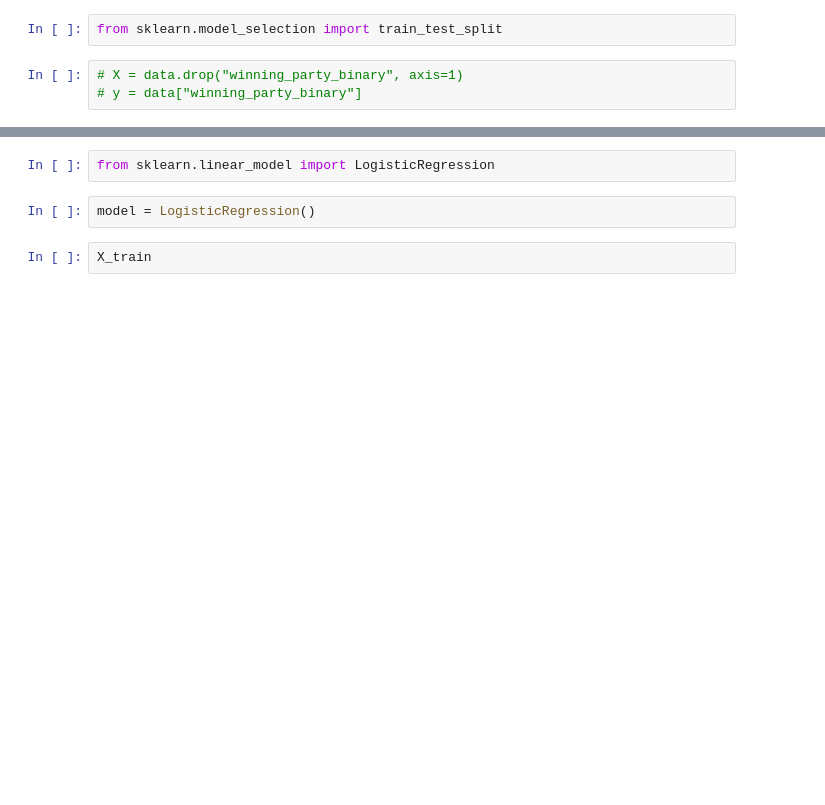
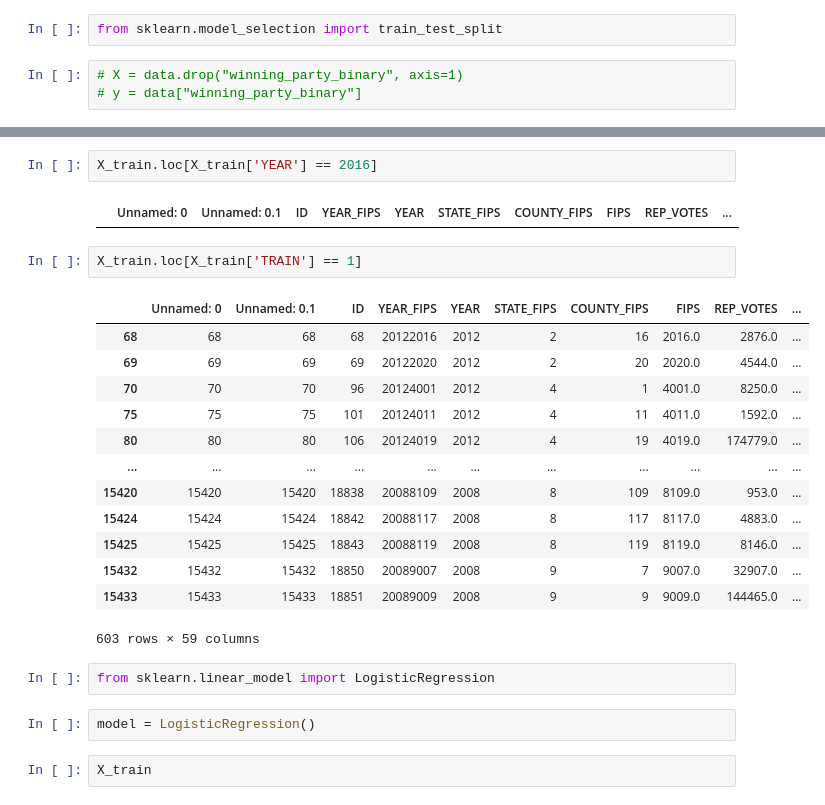
Before and after one commit to ehuang13/w210-presidential-election, a Jupyter notebook: harith/notebook/Logistic Regression POC.ipynb, the cells around one changed output, grey strips where cells are left out. Drawn from its saved outputs; the diff is of its cells as text; blank space fills up the shorter version.

```diff
--- a/harith/notebook/Logistic Regression POC.ipynb
+++ b/harith/notebook/Logistic Regression POC.ipynb
@@ -126,3 +141,23 @@ y_train: (12323,)
+# %%
+X_train.loc[X_train['YEAR'] == 2016]
+# %% [output]
+|  | Unnamed: 0 | Unnamed: 0.1 | ID | YEAR_FIPS | YEAR | STATE_FIPS | COUNTY_FIPS | FIPS | REP_VOTES | ... |
+# %%
+X_train.loc[X_train['TRAIN'] == 1]
+# %% [output]
+|  | Unnamed: 0 | Unnamed: 0.1 | ID | YEAR_FIPS | YEAR | STATE_FIPS | COUNTY_FIPS | FIPS | REP_VOTES | ... |
+| 68 | 68 | 68 | 68 | 20122016 | 2012 | 2 | 16 | 2016.0 | 2876.0 | ... |
+| 69 | 69 | 69 | 69 | 20122020 | 2012 | 2 | 20 | 2020.0 | 4544.0 | ... |
+| 70 | 70 | 70 | 96 | 20124001 | 2012 | 4 | 1 | 4001.0 | 8250.0 | ... |
+| 75 | 75 | 75 | 101 | 20124011 | 2012 | 4 | 11 | 4011.0 | 1592.0 | ... |
+| 80 | 80 | 80 | 106 | 20124019 | 2012 | 4 | 19 | 4019.0 | 174779.0 | ... |
+| ... | ... | ... | ... | ... | ... | ... | ... | ... | ... | ... |
+| 15420 | 15420 | 15420 | 18838 | 20088109 | 2008 | 8 | 109 | 8109.0 | 953.0 | ... |
+| 15424 | 15424 | 15424 | 18842 | 20088117 | 2008 | 8 | 117 | 8117.0 | 4883.0 | ... |
+| 15425 | 15425 | 15425 | 18843 | 20088119 | 2008 | 8 | 119 | 8119.0 | 8146.0 | ... |
+| 15432 | 15432 | 15432 | 18850 | 20089007 | 2008 | 9 | 7 | 9007.0 | 32907.0 | ... |
+| 15433 | 15433 | 15433 | 18851 | 20089009 | 2008 | 9 | 9 | 9009.0 | 144465.0 | ... |
+603 rows × 59 columns
 # %%
 from sklearn.linear_model import LogisticRegression
 # %%
```
Also changed, not shown: parts of 23 cells of this notebook, 3 other files.
